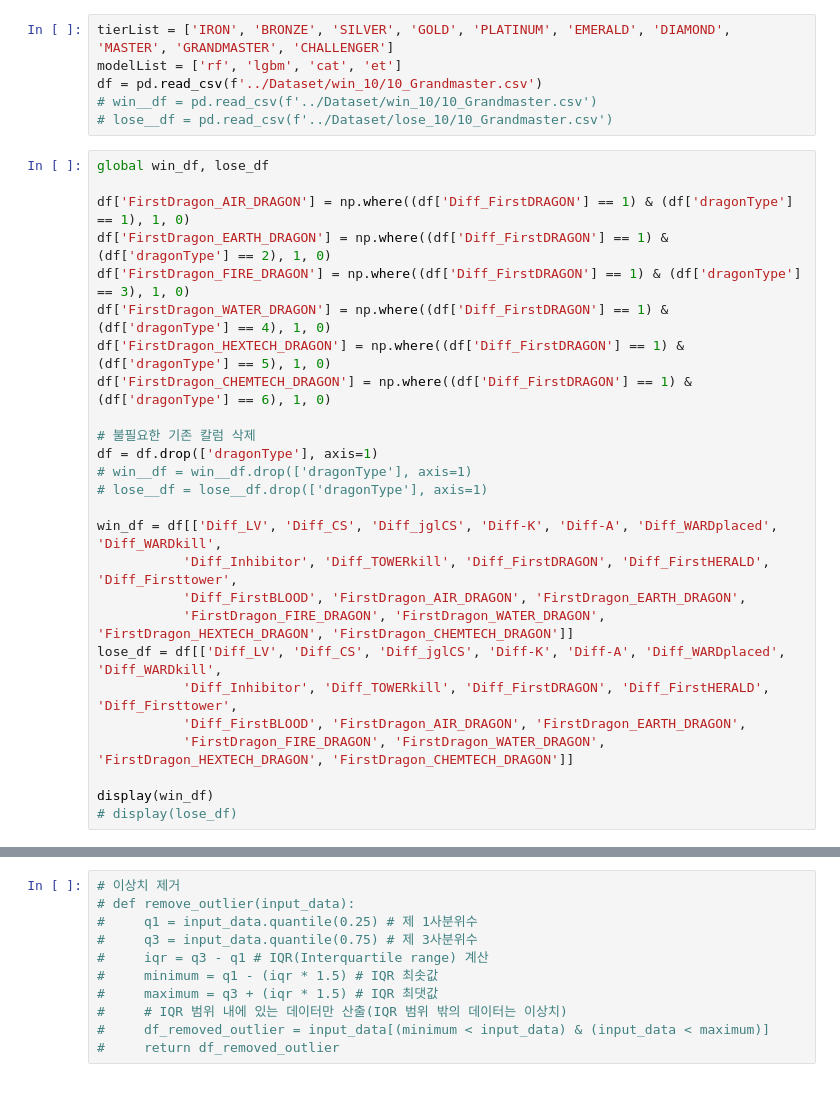
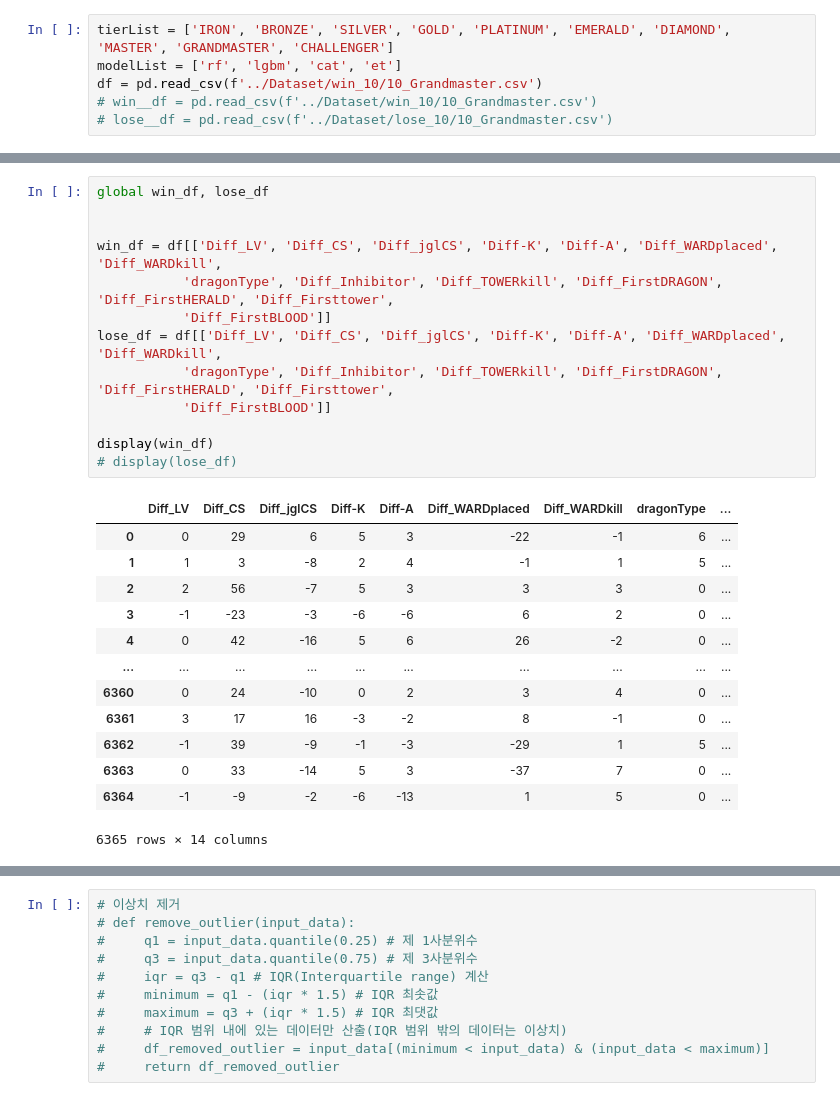
Before and after one commit to LOLresultPrediction/LOL-MachineLearning, a Jupyter notebook: dataPreprocessing/minMaxScalerModel.ipynb, the cells around one changed output, grey strips where cells are left out. Saved outputs shown, nothing was run; the diff lists cells and outputs as text.

```diff
--- a/dataPreprocessing/minMaxScalerModel.ipynb
+++ b/dataPreprocessing/minMaxScalerModel.ipynb
@@ -14,29 +14,3 @@ modelList = ['rf', 'lgbm', 'cat', 'et']
 df = pd.read_csv(f'../Dataset/win_10/10_Grandmaster.csv')
 # win__df = pd.read_csv(f'../Dataset/win_10/10_Grandmaster.csv')
 # lose__df = pd.read_csv(f'../Dataset/lose_10/10_Grandmaster.csv')
-# %%
-global win_df, lose_df
-
-df['FirstDragon_AIR_DRAGON'] = np.where((df['Diff_FirstDRAGON'] == 1) & (df['dragonType'] == 1), 1, 0)
-df['FirstDragon_EARTH_DRAGON'] = np.where((df['Diff_FirstDRAGON'] == 1) & (df['dragonType'] == 2), 1, 0)
-df['FirstDragon_FIRE_DRAGON'] = np.where((df['Diff_FirstDRAGON'] == 1) & (df['dragonType'] == 3), 1, 0)
-df['FirstDragon_WATER_DRAGON'] = np.where((df['Diff_FirstDRAGON'] == 1) & (df['dragonType'] == 4), 1, 0)
-df['FirstDragon_HEXTECH_DRAGON'] = np.where((df['Diff_FirstDRAGON'] == 1) & (df['dragonType'] == 5), 1, 0)
-df['FirstDragon_CHEMTECH_DRAGON'] = np.where((df['Diff_FirstDRAGON'] == 1) & (df['dragonType'] == 6), 1, 0)
-
-# 불필요한 기존 칼럼 삭제
-df = df.drop(['dragonType'], axis=1)
-# win__df = win__df.drop(['dragonType'], axis=1)
-# lose__df = lose__df.drop(['dragonType'], axis=1)
-
-win_df = df[['Diff_LV', 'Diff_CS', 'Diff_jglCS', 'Diff-K', 'Diff-A', 'Diff_WARDplaced', 'Diff_WARDkill',
-           'Diff_Inhibitor', 'Diff_TOWERkill', 'Diff_FirstDRAGON', 'Diff_FirstHERALD', 'Diff_Firsttower',
-           'Diff_FirstBLOOD', 'FirstDragon_AIR_DRAGON', 'FirstDragon_EARTH_DRAGON',
-           'FirstDragon_FIRE_DRAGON', 'FirstDragon_WATER_DRAGON', 'FirstDragon_HEXTECH_DRAGON', 'FirstDragon_CHEMTECH_DRAGON']]
-lose_df = df[['Diff_LV', 'Diff_CS', 'Diff_jglCS', 'Diff-K', 'Diff-A', 'Diff_WARDplaced', 'Diff_WARDkill',
-           'Diff_Inhibitor', 'Diff_TOWERkill', 'Diff_FirstDRAGON', 'Diff_FirstHERALD', 'Diff_Firsttower',
-           'Diff_FirstBLOOD', 'FirstDragon_AIR_DRAGON', 'FirstDragon_EARTH_DRAGON',
-           'FirstDragon_FIRE_DRAGON', 'FirstDragon_WATER_DRAGON', 'FirstDragon_HEXTECH_DRAGON', 'FirstDragon_CHEMTECH_DRAGON']]
-
-display(win_df)
-# display(lose_df)
@@ -105,0 +17,27 @@ display(lose_df)
+# %%
+global win_df, lose_df
+
+
+win_df = df[['Diff_LV', 'Diff_CS', 'Diff_jglCS', 'Diff-K', 'Diff-A', 'Diff_WARDplaced', 'Diff_WARDkill',
+           'dragonType', 'Diff_Inhibitor', 'Diff_TOWERkill', 'Diff_FirstDRAGON', 'Diff_FirstHERALD', 'Diff_Firsttower',
+           'Diff_FirstBLOOD']]
+lose_df = df[['Diff_LV', 'Diff_CS', 'Diff_jglCS', 'Diff-K', 'Diff-A', 'Diff_WARDplaced', 'Diff_WARDkill',
+           'dragonType', 'Diff_Inhibitor', 'Diff_TOWERkill', 'Diff_FirstDRAGON', 'Diff_FirstHERALD', 'Diff_Firsttower',
+           'Diff_FirstBLOOD']]
+
+display(win_df)
+# display(lose_df)
+# %% [output]
+|  | Diff_LV | Diff_CS | Diff_jglCS | Diff-K | Diff-A | Diff_WARDplaced | Diff_WARDkill | dragonType | ... |
+| 0 | 0 | 29 | 6 | 5 | 3 | -22 | -1 | 6 | ... |
+| 1 | 1 | 3 | -8 | 2 | 4 | -1 | 1 | 5 | ... |
+| 2 | 2 | 56 | -7 | 5 | 3 | 3 | 3 | 0 | ... |
+| 3 | -1 | -23 | -3 | -6 | -6 | 6 | 2 | 0 | ... |
+| 4 | 0 | 42 | -16 | 5 | 6 | 26 | -2 | 0 | ... |
+| ... | ... | ... | ... | ... | ... | ... | ... | ... | ... |
+| 6360 | 0 | 24 | -10 | 0 | 2 | 3 | 4 | 0 | ... |
+| 6361 | 3 | 17 | 16 | -3 | -2 | 8 | -1 | 0 | ... |
+| 6362 | -1 | 39 | -9 | -1 | -3 | -29 | 1 | 5 | ... |
+| 6363 | 0 | 33 | -14 | 5 | 3 | -37 | 7 | 0 | ... |
+| 6364 | -1 | -9 | -2 | -6 | -13 | 1 | 5 | 0 | ... |
+6365 rows × 14 columns
```
Also changed, not shown: parts of 5 cells of this notebook.
